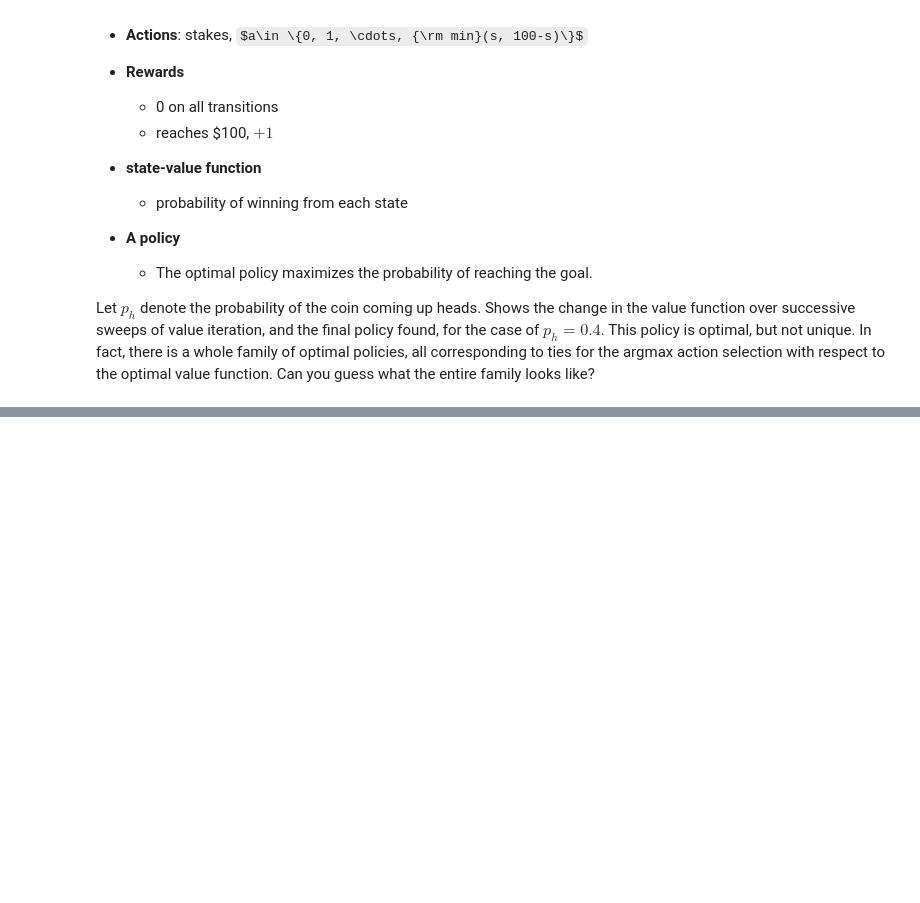
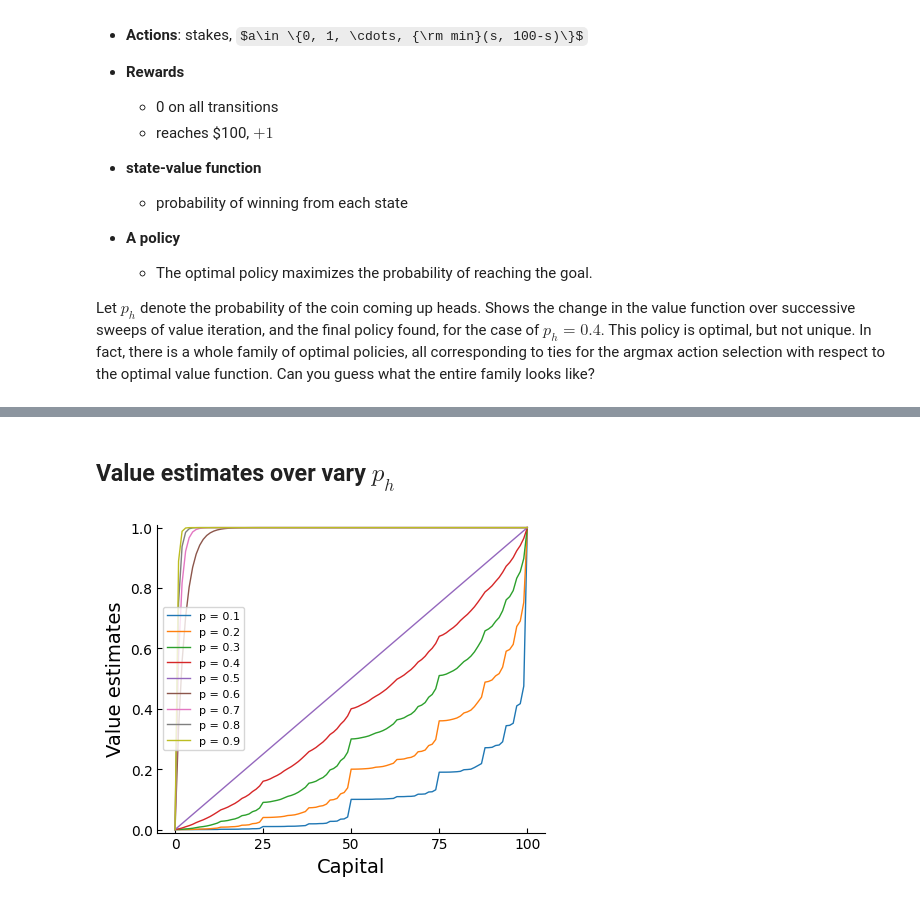
Before and after one commit to erxiong0/ReinforcementLearning-R.S., a Jupyter notebook: Chapter4-DynamicProgramming/GamblersProblem/gamblersProblem.ipynb, the cells around one changed output, grey strips where cells are left out. Drawn from its saved outputs; the diff is of its cells as text; code cells hidden in the pictures; some formulas as TeX source; blank space fills up the shorter version.

```diff
--- a/Chapter4-DynamicProgramming/GamblersProblem/gamblersProblem.ipynb
+++ b/Chapter4-DynamicProgramming/GamblersProblem/gamblersProblem.ipynb
@@ -51,0 +205,32 @@ def eposidic_game():
+# %% [markdown]
+## Value estimates over vary $p_h$
+# %%
+probs = [i * 0.1 for i in range(1, 10)]
+state_value_list = []
+
+
+for prob in probs:
+    state_value_list.append(gambler_prob(prob))
+
+fig, ax = plt.subplots(figsize = (5, 4))
+for i, state_value in enumerate(state_value_list):
+    ax.plot(state_value, linewidth = 1, label = f'p = {probs[i]:.1f}')
+
+
+ax.set_ylim(-0.01, 1.01)
+ax.set_xticks(np.arange(0, len(state_value), 25))
+ax.set_ylabel('Value estimates', fontsize = 14)
+ax.set_xlabel('Capital', fontsize = 14)
+
+
+ax.spines['right'].set_visible(False)
+ax.spines['top'].set_visible(False)
+
+ax.tick_params(direction = 'in', which = 'both', axis = 'both')
+
+ax.legend(loc = 'best', fontsize = 8)
+plt.show()
+plt.savefig(f'{current_dir}/gamblerGame_value.png', dpi=70, bbox_inches='tight')
+plt.close()
+# %% [output]
+[figure, added]
```
Also changed, not shown: parts of 3 cells of this notebook, 1 other file.
